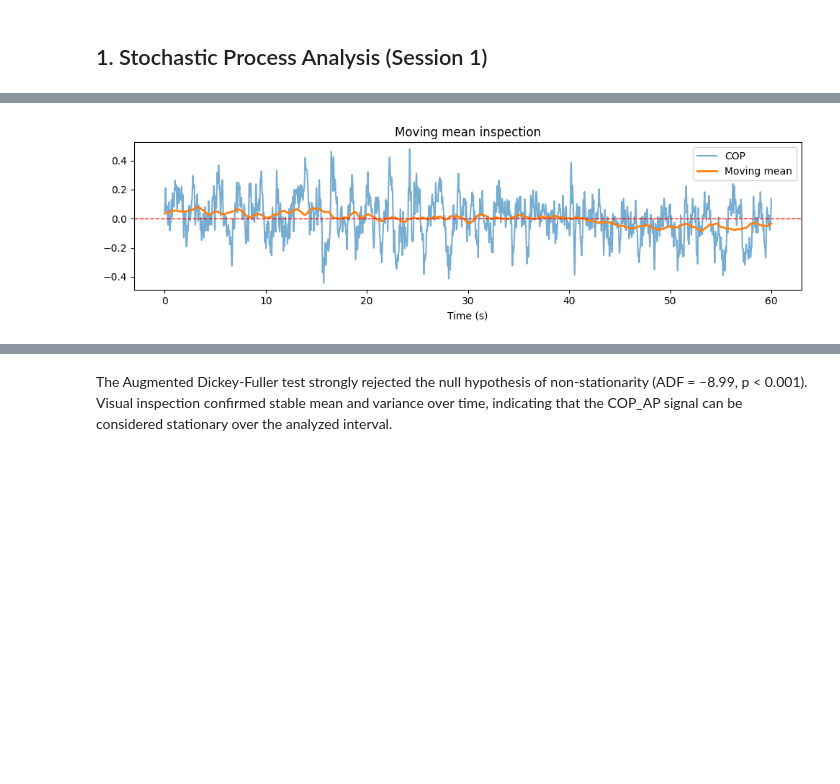
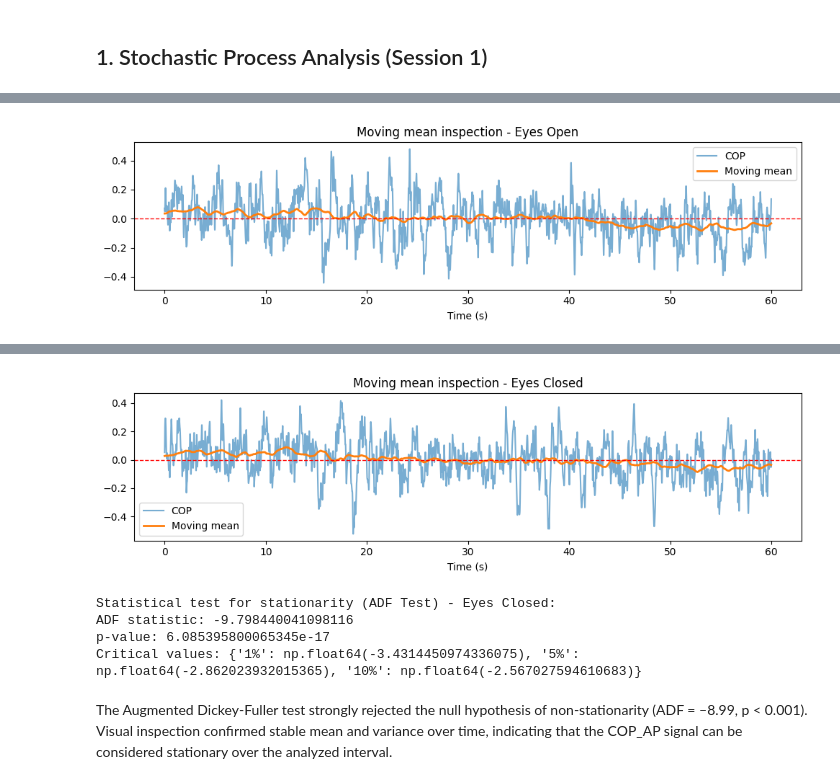
Before and after one commit to TheoLec-student/Time-Series-Analysis-of-Physiological-and-Human-Movement-Data, a Jupyter notebook: main.ipynb, the cells around one changed output, grey strips where cells are left out. Cells and saved outputs as stored; diff of their text form; code cells hidden in the pictures; blank space fills up the shorter version.

```diff
--- a/main.ipynb
+++ b/main.ipynb
@@ -36,11 +39,15 @@ from statsmodels.tsa.arima.model import ARIMA
 
 #Read data
 record1 = wfdb.rdrecord('data/BDS00001')
+record2 = wfdb.rdrecord('data/BDS00004')
 
 #Plot data
 wfdb.plot_wfdb(record=record1, title='BDS00001 Record', time_units='seconds', figsize=(12, 8))
 plt.show()
 
+wfdb.plot_wfdb(record=record2, title='BDS00004 Record', time_units='seconds', figsize=(12, 8))
+plt.show()
+
 print(record1.sig_name)
 # %% [output]
 [figure]
@@ -92,27 +138,49 @@ plt.show()
 # %%
 #Test for stationarity (visual inspection and statistical test)
 #Visual inspection and ADF test for stationarity
 
-window = int(5 * fs)  # 5 secondes
-moving_mean = np.convolve(cop_y, np.ones(window)/window, mode='same')
+window = int(5 * fs_open)  # 5 secondes
+moving_mean = np.convolve(cop_y_open, np.ones(window)/window, mode='same')
 
 plt.figure(figsize=(10,3))
-plt.plot(time, cop_y, alpha=0.6, label="COP")
+plt.plot(time, cop_y_open, alpha=0.6, label="COP")
 plt.plot(time, moving_mean, linewidth=2, label="Moving mean")
 plt.legend()
 plt.axhline(0, color='red', linestyle='--', linewidth=1)
 plt.xlabel("Time (s)")
-plt.title("Moving mean inspection")
+plt.title("Moving mean inspection - Eyes Open")
 plt.tight_layout()
 plt.show()
 
 
 #Statistical test
-adf_stat, p_value, _, _, critical_values, _ = adfuller(cop_y)
+adf_stat, p_value, _, _, critical_values, _ = adfuller(cop_y_open)
 print("Statistical test for stationarity (ADF Test):")
 print("ADF statistic:", adf_stat)
 print("p-value:", p_value)
 print("Critical values:", critical_values)
+
+
+#Eyes Closed
+window = int(5 * fs_close)  # 5 secondes
+moving_mean = np.convolve(cop_y_close, np.ones(window)/window, mode='same')
+
+plt.figure(figsize=(10,3))
+plt.plot(time, cop_y_close, alpha=0.6, label="COP")
+plt.plot(time, moving_mean, linewidth=2, label="Moving mean")
+plt.legend()
+plt.axhline(0, color='red', linestyle='--', linewidth=1)
+plt.xlabel("Time (s)")
+plt.title("Moving mean inspection - Eyes Closed")
+plt.tight_layout()
+plt.show()
+
+#Statistical test
+adf_stat, p_value, _, _, critical_values, _ = adfuller(cop_y_close)
+print("Statistical test for stationarity (ADF Test) - Eyes Closed:")
+print("ADF statistic:", adf_stat)
+print("p-value:", p_value)
+print("Critical values:", critical_values)
 # %% [output]
-[figure, old version]
+[figure, new version]
 Statistical test for stationarity (ADF Test):
@@ -121,4 +189,9 @@ p-value: 6.697181961555256e-15
 Critical values: {'1%': np.float64(-3.431445280853765), '5%': np.float64(-2.862024013055219), '10%': np.float64(-2.5670276377503667)}
+[figure, added]
+Statistical test for stationarity (ADF Test) - Eyes Closed:
+ADF statistic: -9.798440041098116
+p-value: 6.085395800065345e-17
+Critical values: {'1%': np.float64(-3.4314450974336075), '5%': np.float64(-2.862023932015365), '10%': np.float64(-2.567027594610683)}
 # %% [markdown]
 The Augmented Dickey-Fuller test strongly rejected the null hypothesis of non-stationarity (ADF = –8.99, p < 0.001). Visual inspection confirmed stable mean and variance over time, indicating that the COP_AP signal can be considered stationary over the analyzed interval.
 # %%
```
Also changed, not shown: parts of 18 cells of this notebook, 2 other files.
